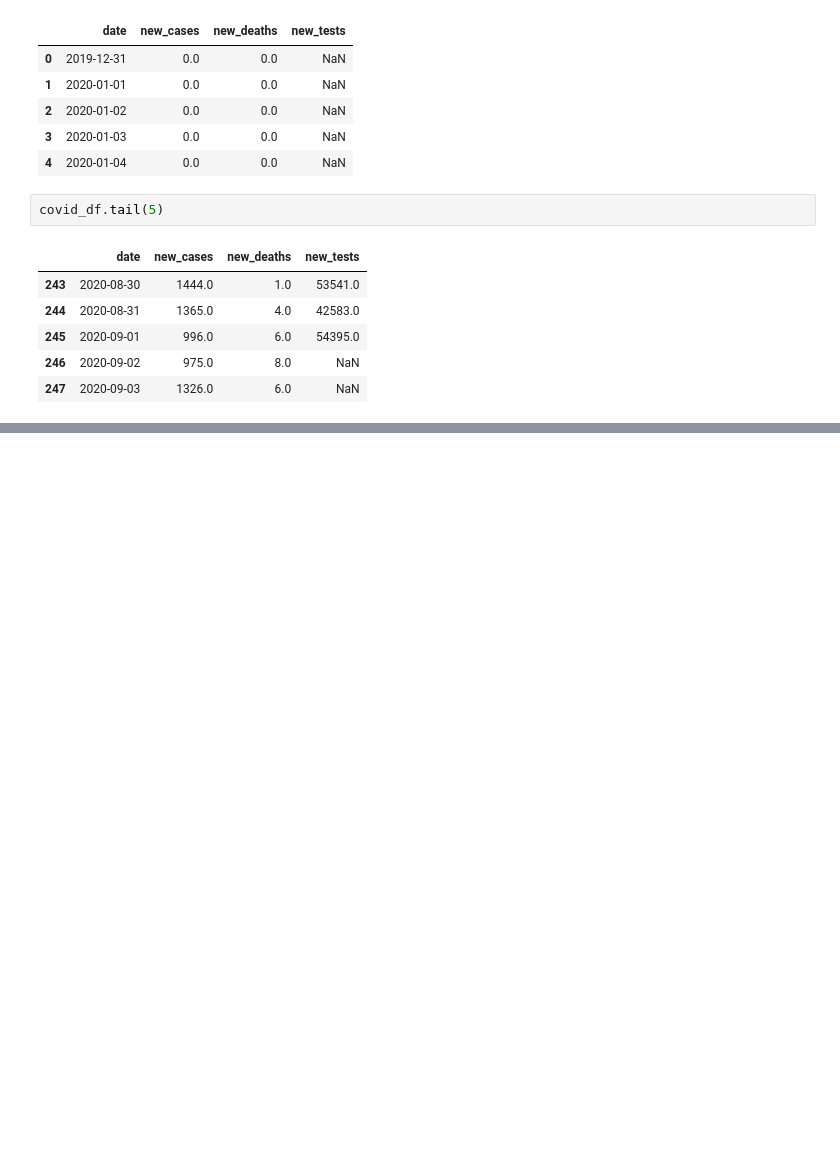
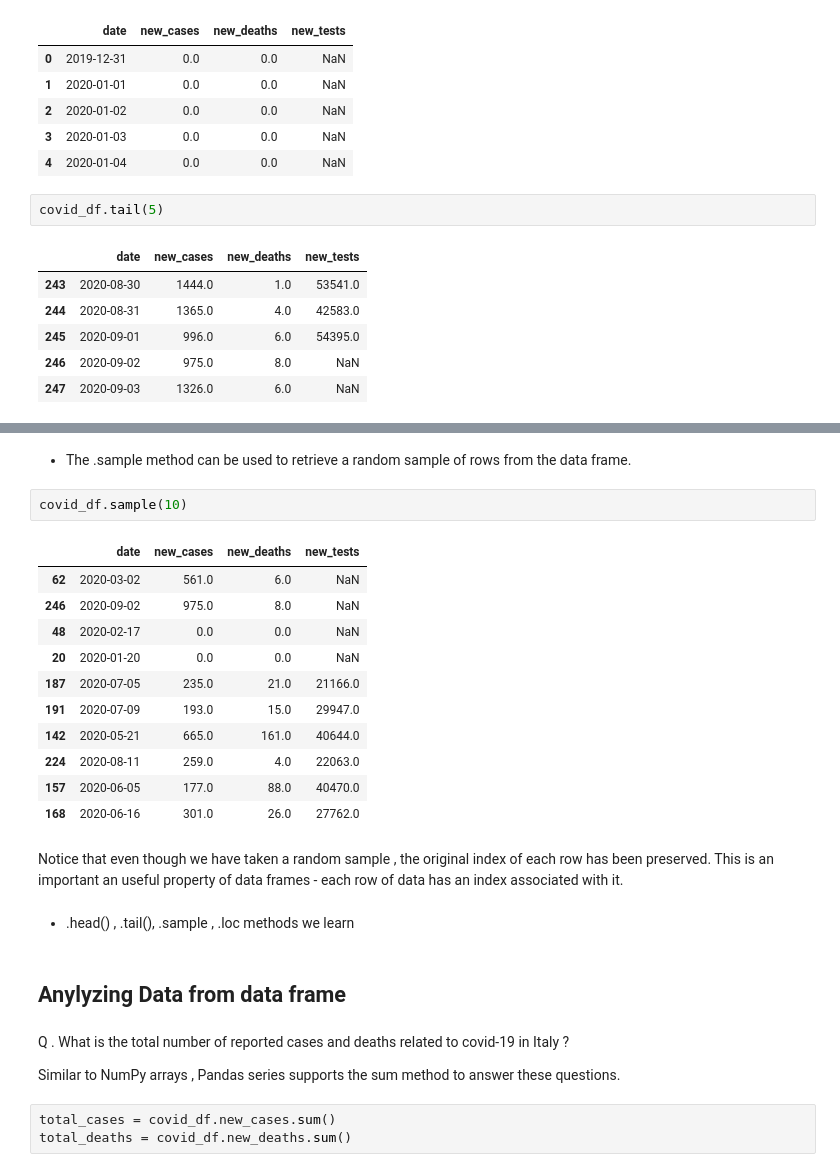
Before and after one commit to vishalpjadhav/Python-Pandas, a Jupyter notebook: Python_pandas.ipynb, the cells around one changed output, grey strips where cells are left out. Saved outputs shown, nothing was run; the diff lists cells and outputs as text; blank space fills up the shorter version.

Commit message:
learn the next new topics and properties of Pandas

```diff
--- a/Python_pandas.ipynb
+++ b/Python_pandas.ipynb
@@ -248,0 +279,29 @@ covid_df.tail(5)
+# %% [markdown]
+* The .sample method can be used to retrieve a random sample of rows from the data frame.
+# %%
+covid_df.sample(10)
+# %% [output]
+|  | date | new_cases | new_deaths | new_tests |
+| 62 | 2020-03-02 | 561.0 | 6.0 | NaN |
+| 246 | 2020-09-02 | 975.0 | 8.0 | NaN |
+| 48 | 2020-02-17 | 0.0 | 0.0 | NaN |
+| 20 | 2020-01-20 | 0.0 | 0.0 | NaN |
+| 187 | 2020-07-05 | 235.0 | 21.0 | 21166.0 |
+| 191 | 2020-07-09 | 193.0 | 15.0 | 29947.0 |
+| 142 | 2020-05-21 | 665.0 | 161.0 | 40644.0 |
+| 224 | 2020-08-11 | 259.0 | 4.0 | 22063.0 |
+| 157 | 2020-06-05 | 177.0 | 88.0 | 40470.0 |
+| 168 | 2020-06-16 | 301.0 | 26.0 | 27762.0 |
+# %% [markdown]
+Notice that even though we have taken a random sample , the original index of each row has been preserved. This is an important an useful property of data frames - each row of data has an index associated with it.
+# %% [markdown]
+* .head() , .tail(), .sample , .loc methods  we learn
+# %% [markdown]
+## Anylyzing Data from data frame
+# %% [markdown]
+Q . What is the total number of reported cases and deaths related to covid-19 in Italy ?
+
+Similar to NumPy arrays , Pandas series supports the sum  method to answer these questions.
+# %%
+total_cases = covid_df.new_cases.sum()
+total_deaths = covid_df.new_deaths.sum()
```
Also changed, not shown: parts of 14 cells of this notebook.
